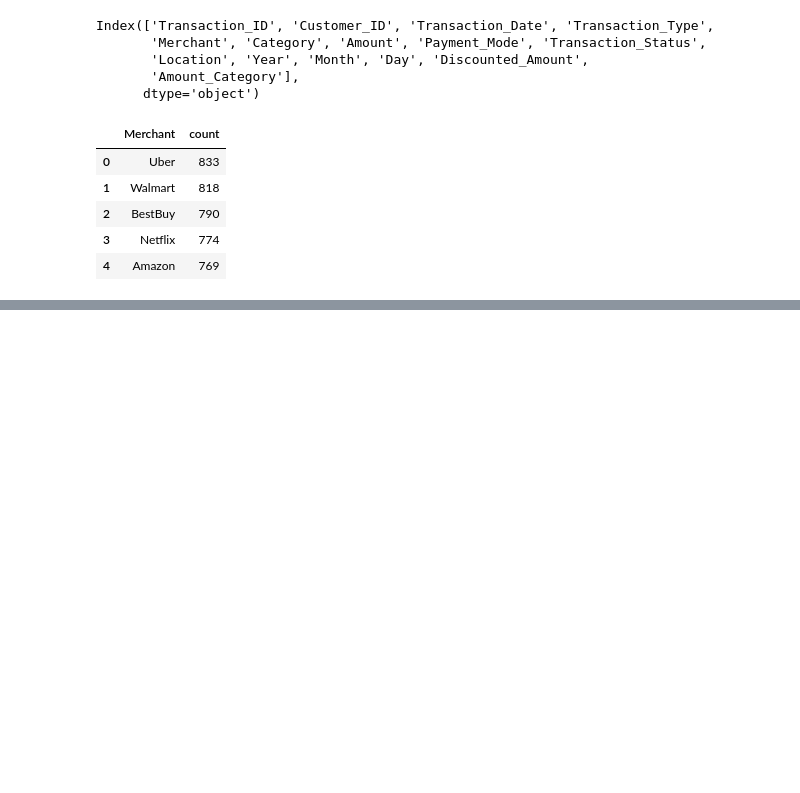
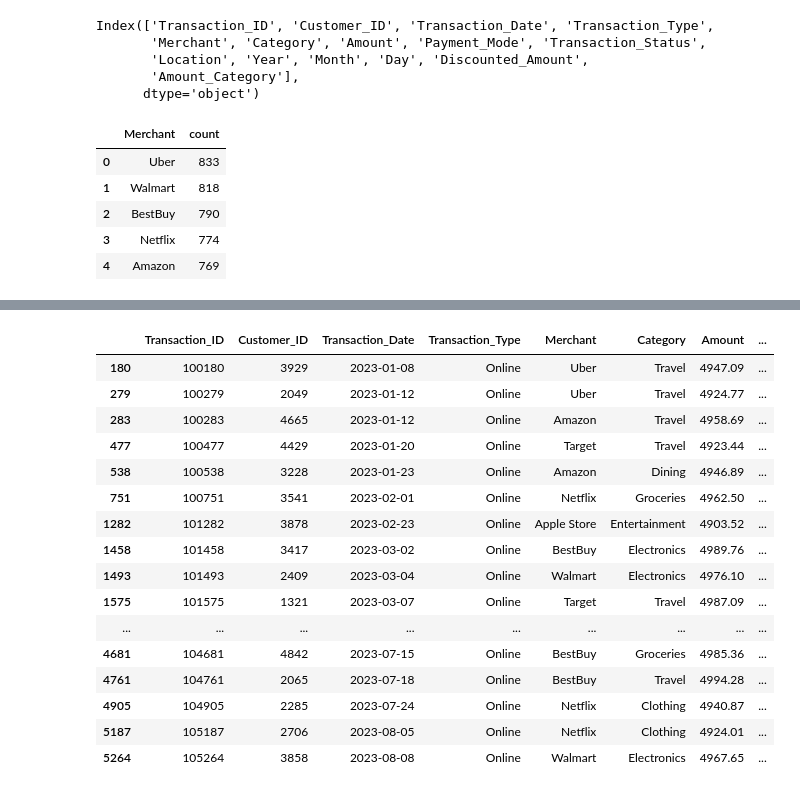
Before and after one commit to vipinyadav23542-ai/python_pandasvip, a Jupyter notebook: creditcardcasestudy.ipynb, the cells around one changed output, grey strips where cells are left out. Cells and saved outputs as stored; diff of their text form; code cells hidden in the pictures; blank space fills up the shorter version.

```diff
--- a/creditcardcasestudy.ipynb
+++ b/creditcardcasestudy.ipynb
@@ -306,0 +358,22 @@ Index(['Transaction_ID', 'Customer_ID', 'Transaction_Date', 'Transaction_Type',
+# %%
+##Find transactions where Amount > $5000 and Transaction_Type is Online (flag as high-risk).
+high_risk = df[(df['Amount'] > 4900) & (df['Transaction_Type'] == 'Online')]
+high_risk
+# %% [output]
+|  | Transaction_ID | Customer_ID | Transaction_Date | Transaction_Type | Merchant | Category | Amount | ... |
+| 180 | 100180 | 3929 | 2023-01-08 | Online | Uber | Travel | 4947.09 | ... |
+| 279 | 100279 | 2049 | 2023-01-12 | Online | Uber | Travel | 4924.77 | ... |
+| 283 | 100283 | 4665 | 2023-01-12 | Online | Amazon | Travel | 4958.69 | ... |
+| 477 | 100477 | 4429 | 2023-01-20 | Online | Target | Travel | 4923.44 | ... |
+| 538 | 100538 | 3228 | 2023-01-23 | Online | Amazon | Dining | 4946.89 | ... |
+| 751 | 100751 | 3541 | 2023-02-01 | Online | Netflix | Groceries | 4962.50 | ... |
+| 1282 | 101282 | 3878 | 2023-02-23 | Online | Apple Store | Entertainment | 4903.52 | ... |
+| 1458 | 101458 | 3417 | 2023-03-02 | Online | BestBuy | Electronics | 4989.76 | ... |
+| 1493 | 101493 | 2409 | 2023-03-04 | Online | Walmart | Electronics | 4976.10 | ... |
+| 1575 | 101575 | 1321 | 2023-03-07 | Online | Target | Travel | 4987.09 | ... |
+| ... | ... | ... | ... | ... | ... | ... | ... | ... |
+| 4681 | 104681 | 4842 | 2023-07-15 | Online | BestBuy | Groceries | 4985.36 | ... |
+| 4761 | 104761 | 2065 | 2023-07-18 | Online | BestBuy | Travel | 4994.28 | ... |
+| 4905 | 104905 | 2285 | 2023-07-24 | Online | Netflix | Clothing | 4940.87 | ... |
+| 5187 | 105187 | 2706 | 2023-08-05 | Online | Netflix | Clothing | 4924.01 | ... |
+| 5264 | 105264 | 3858 | 2023-08-08 | Online | Walmart | Electronics | 4967.65 | ... |
```
Also changed, not shown: parts of 8 cells of this notebook.
